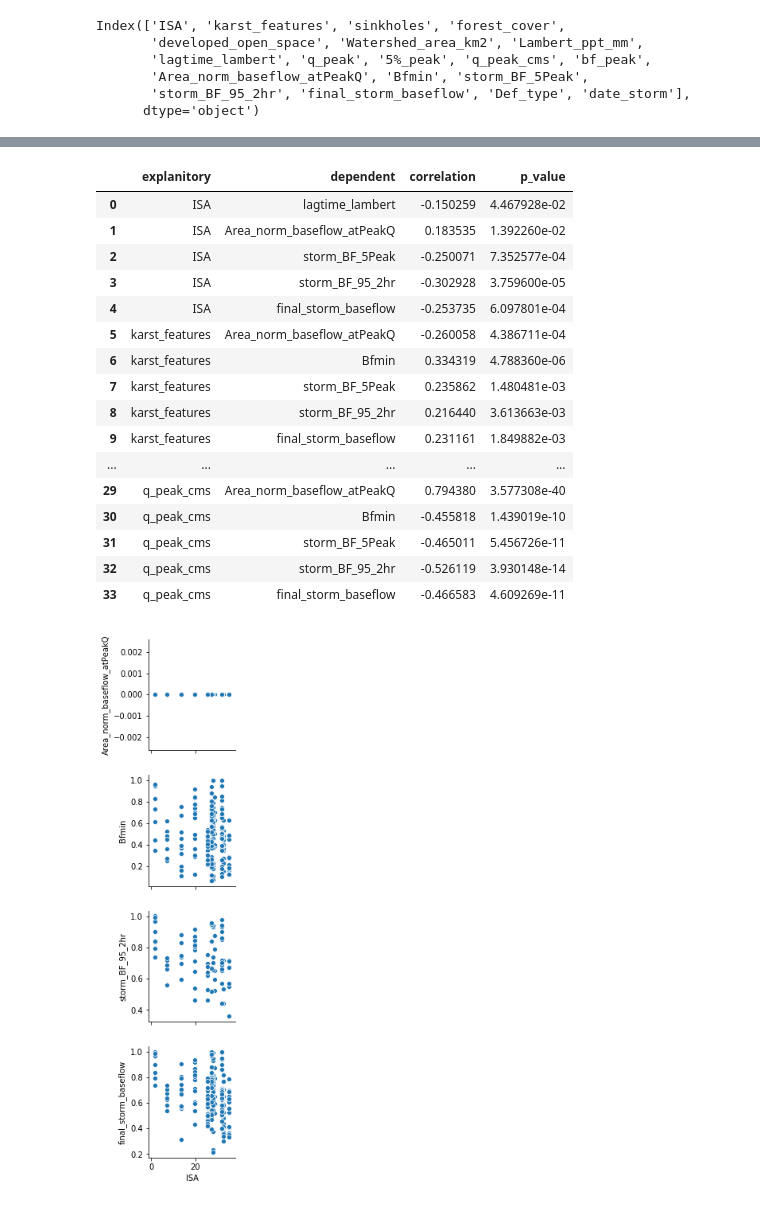
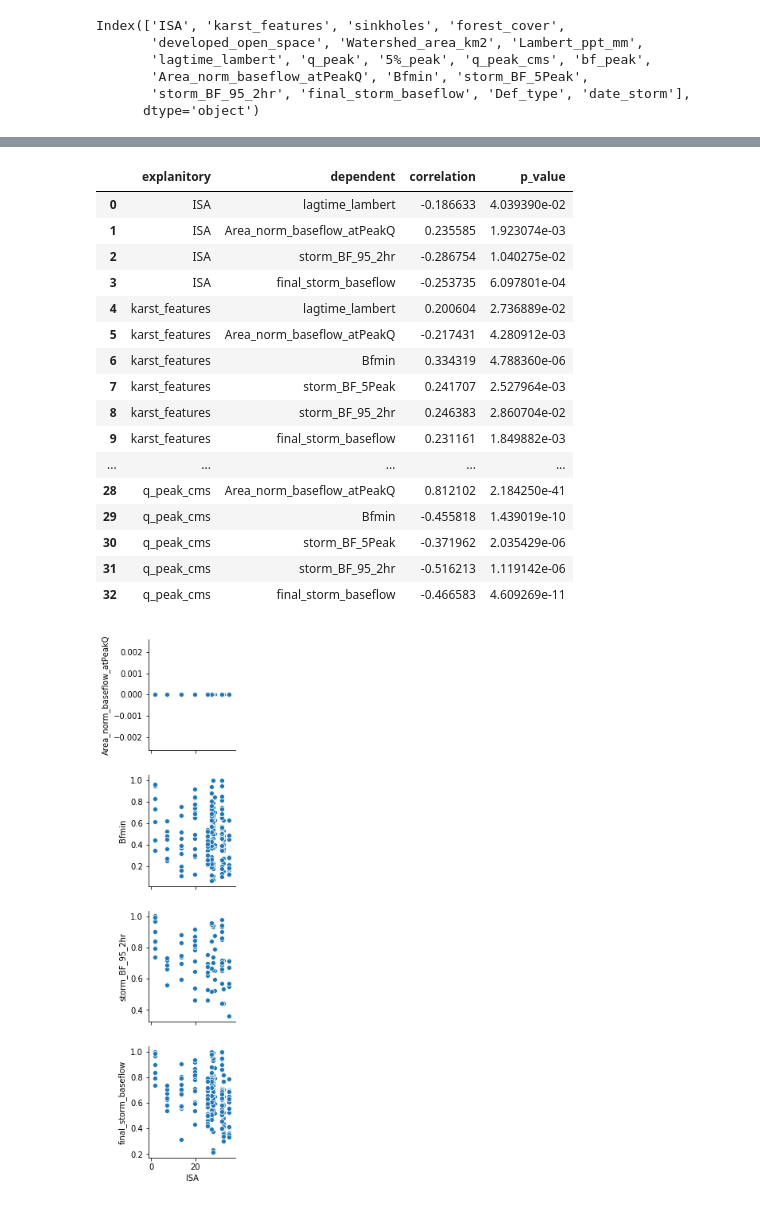
Before and after one commit to estorrs/emily-analysis, a Jupyter notebook: notebooks/emily.ipynb, the cells around one changed output, grey strips where cells are left out. Saved outputs shown, nothing was run; the diff lists cells and outputs as text; code cells hidden in the pictures.

```diff
--- a/notebooks/emily.ipynb
+++ b/notebooks/emily.ipynb
@@ -175,60 +183,45 @@ plotting_df
 # %%
 df_mini = untransformed[dependent]
 df_mini.head()
 
 es, ds, corrs, ps = [], [], [], []
 for e in explanitory:
-    ls = list(df[e])
+#     ls = list(df[e])
     for c in df_mini.columns:
+        ls = list(untransformed[e])
         xs = list(df_mini[c])
 
         ls, xs = zip(*[(x,y) for x, y in zip(ls, xs)
                  if not pd.isna(x)
                  if not pd.isna(y)])
 
-        corr, p_value = scipy.stats.pearsonr(ls, xs)
+        corr, p_value = scipy.stats.spearmanr(ls, xs)
         if p_value < .05:
             es.append(e)
             ds.append(c)
             corrs.append(corr)
             ps.append(p_value)
 
             plotting_df = pd.DataFrame.from_dict({'explanitory': es, 'dependent': ds, 'correlation': corrs, 'p_value': ps})
 plotting_df
+# %% [output]
+|  | explanitory | dependent | correlation | p_value |
+| 0 | ISA | lagtime_lambert | -0.186633 | 4.039390e-02 |
+| 1 | ISA | Area_norm_baseflow_atPeakQ | 0.235585 | 1.923074e-03 |
+| 2 | ISA | storm_BF_95_2hr | -0.286754 | 1.040275e-02 |
+| 3 | ISA | final_storm_baseflow | -0.253735 | 6.097801e-04 |
+| 4 | karst_features | lagtime_lambert | 0.200604 | 2.736889e-02 |
+| 5 | karst_features | Area_norm_baseflow_atPeakQ | -0.217431 | 4.280912e-03 |
+| 6 | karst_features | Bfmin | 0.334319 | 4.788360e-06 |
+| 7 | karst_features | storm_BF_5Peak | 0.241707 | 2.527964e-03 |
+| 8 | karst_features | storm_BF_95_2hr | 0.246383 | 2.860704e-02 |
+| 9 | karst_features | final_storm_baseflow | 0.231161 | 1.849882e-03 |
+| ... | ... | ... | ... | ... |
+| 28 | q_peak_cms | Area_norm_baseflow_atPeakQ | 0.812102 | 2.184250e-41 |
+| 29 | q_peak_cms | Bfmin | -0.455818 | 1.439019e-10 |
+| 30 | q_peak_cms | storm_BF_5Peak | -0.371962 | 2.035429e-06 |
+| 31 | q_peak_cms | storm_BF_95_2hr | -0.516213 | 1.119142e-06 |
+| 32 | q_peak_cms | final_storm_baseflow | -0.466583 | 4.609269e-11 |
-# %%
-es, ds, corrs, ps = [], [], [], []
-for e in explanitory:
-    ls = list(df[e])
-    for c in df_mini.columns:
-        xs = list(df_mini[c])
-
-        corr, p_value = scipy.stats.spearmanr(ls, xs)
-        if p_value < .05:
-            es.append(e)
-            ds.append(c)
-            corrs.append(corr)
-            ps.append(p_value)
-
-            plotting_df = pd.DataFrame.from_dict({'explanitory': es, 'dependent': ds, 'correlation': corrs, 'p_value': ps})
-plotting_df
-# %% [output]
-|  | explanitory | dependent | correlation | p_value |
-| 0 | ISA | lagtime_lambert | -0.150259 | 4.467928e-02 |
-| 1 | ISA | Area_norm_baseflow_atPeakQ | 0.183535 | 1.392260e-02 |
-| 2 | ISA | storm_BF_5Peak | -0.250071 | 7.352577e-04 |
-| 3 | ISA | storm_BF_95_2hr | -0.302928 | 3.759600e-05 |
-| 4 | ISA | final_storm_baseflow | -0.253735 | 6.097801e-04 |
-| 5 | karst_features | Area_norm_baseflow_atPeakQ | -0.260058 | 4.386711e-04 |
-| 6 | karst_features | Bfmin | 0.334319 | 4.788360e-06 |
-| 7 | karst_features | storm_BF_5Peak | 0.235862 | 1.480481e-03 |
-| 8 | karst_features | storm_BF_95_2hr | 0.216440 | 3.613663e-03 |
-| 9 | karst_features | final_storm_baseflow | 0.231161 | 1.849882e-03 |
-| ... | ... | ... | ... | ... |
-| 29 | q_peak_cms | Area_norm_baseflow_atPeakQ | 0.794380 | 3.577308e-40 |
-| 30 | q_peak_cms | Bfmin | -0.455818 | 1.439019e-10 |
-| 31 | q_peak_cms | storm_BF_5Peak | -0.465011 | 5.456726e-11 |
-| 32 | q_peak_cms | storm_BF_95_2hr | -0.526119 | 3.930148e-14 |
-| 33 | q_peak_cms | final_storm_baseflow | -0.466583 | 4.609269e-11 |
 # %%
 axs = sns.pairplot(untransformed, x_vars=['ISA'],
                    y_vars=['Area_norm_baseflow_atPeakQ', 'Bfmin', 'storm_BF_95_2hr', 'final_storm_baseflow'])
```
Also changed, not shown: parts of 1 cell of this notebook, 2 other files.
